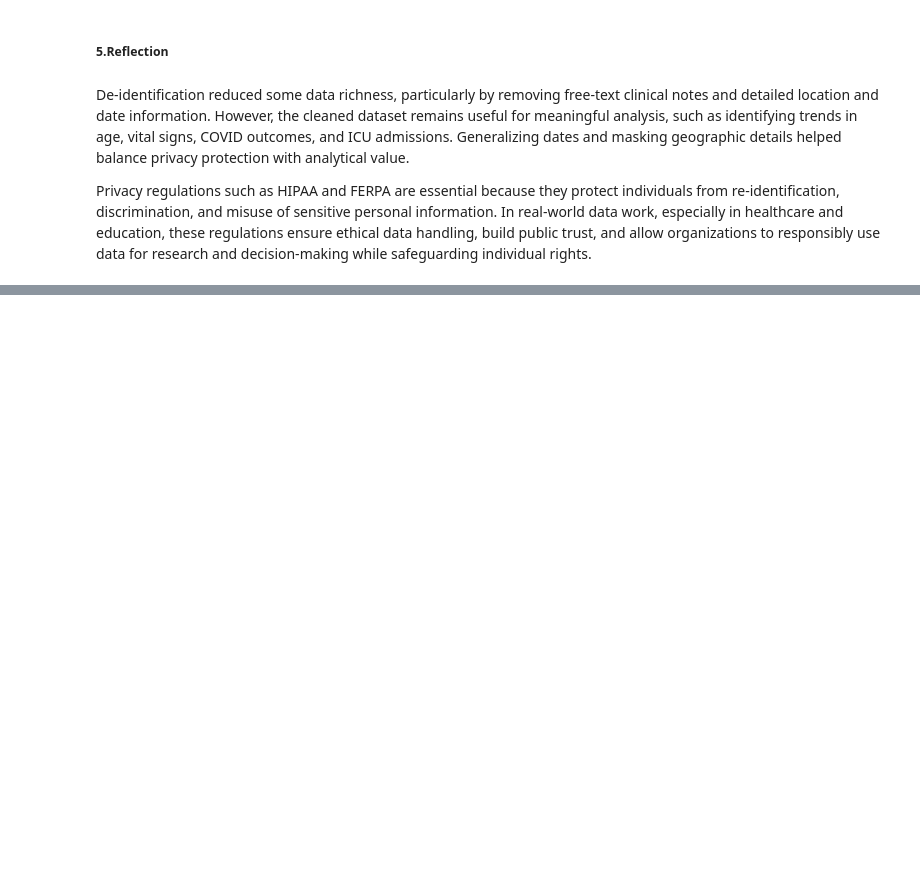
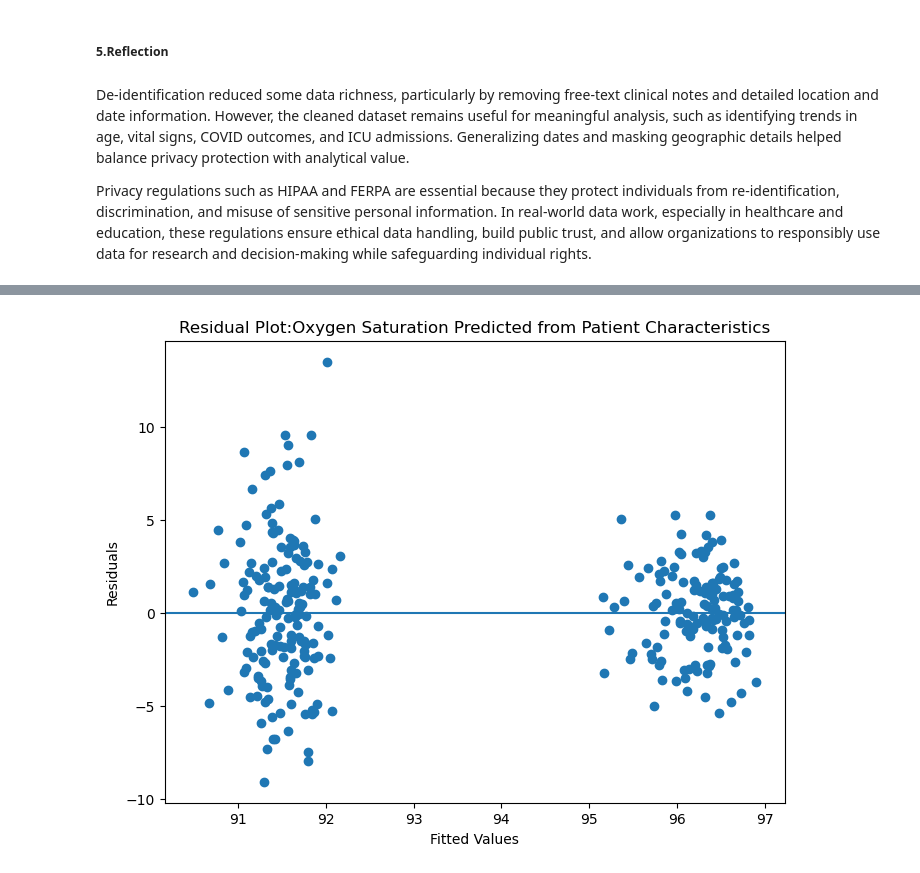
Before and after one commit to thikyi/MDS, a Jupyter notebook: COMP 641/Week3_CaseStudy1.ipynb, the cells around one changed output, grey strips where cells are left out. Saved outputs shown, nothing was run; the diff lists cells and outputs as text; code cells hidden in the pictures; blank space fills up the shorter version.

```diff
--- a/COMP 641/Week3_CaseStudy1.ipynb
+++ b/COMP 641/Week3_CaseStudy1.ipynb
@@ -225,0 +282,13 @@ Privacy regulations such as HIPAA and FERPA are essential because they protect i
+# %%
+fitted = model.fittedvalues
+residuals = model.resid
+
+plt.figure(figsize=(8,6))
+plt.scatter(fitted, residuals)
+plt.axhline(0)
+plt.xlabel("Fitted Values")
+plt.ylabel("Residuals")
+plt.title("Residual Plot:Oxygen Saturation Predicted from Patient Characteristics")
+plt.show()
+# %% [output]
+[figure, added]
```
Also changed, not shown: parts of 1 cell of this notebook, 1 other file.
